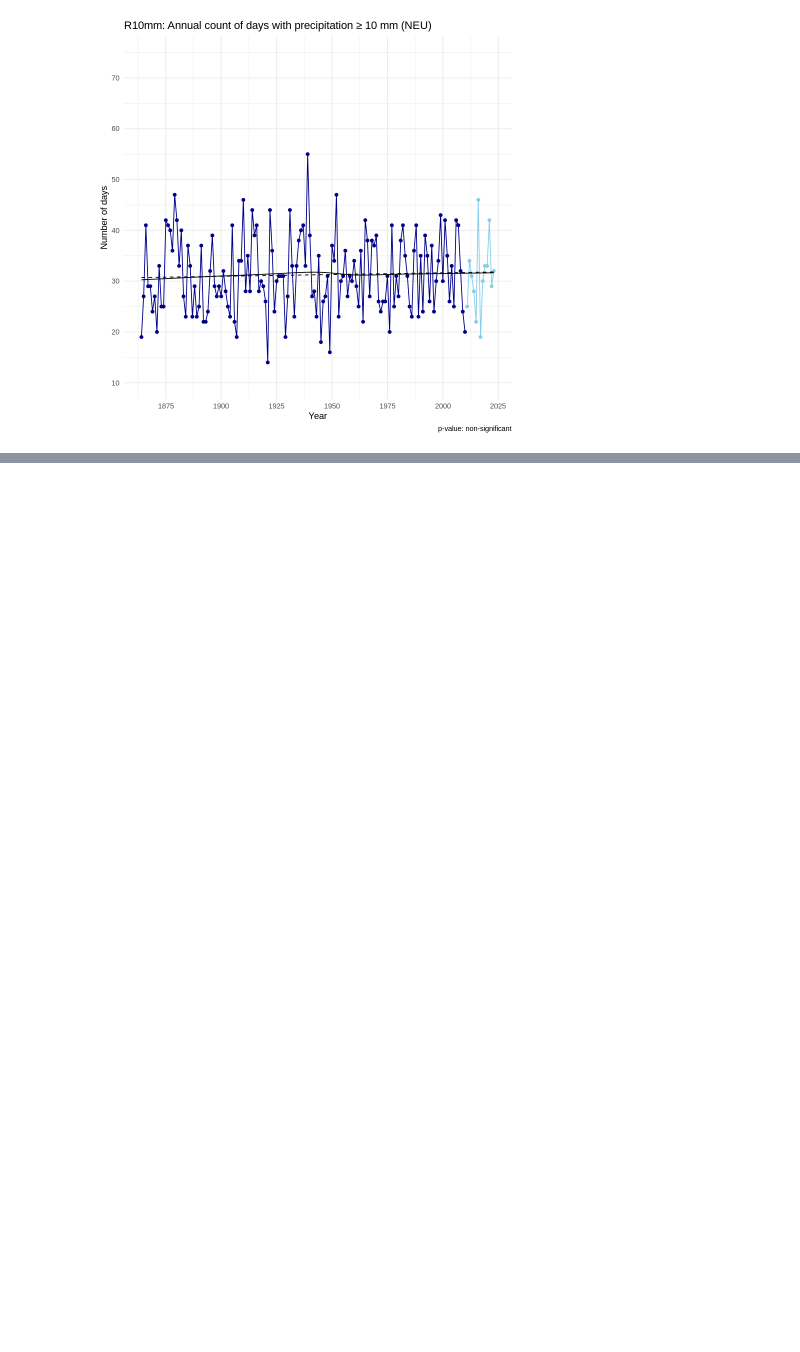
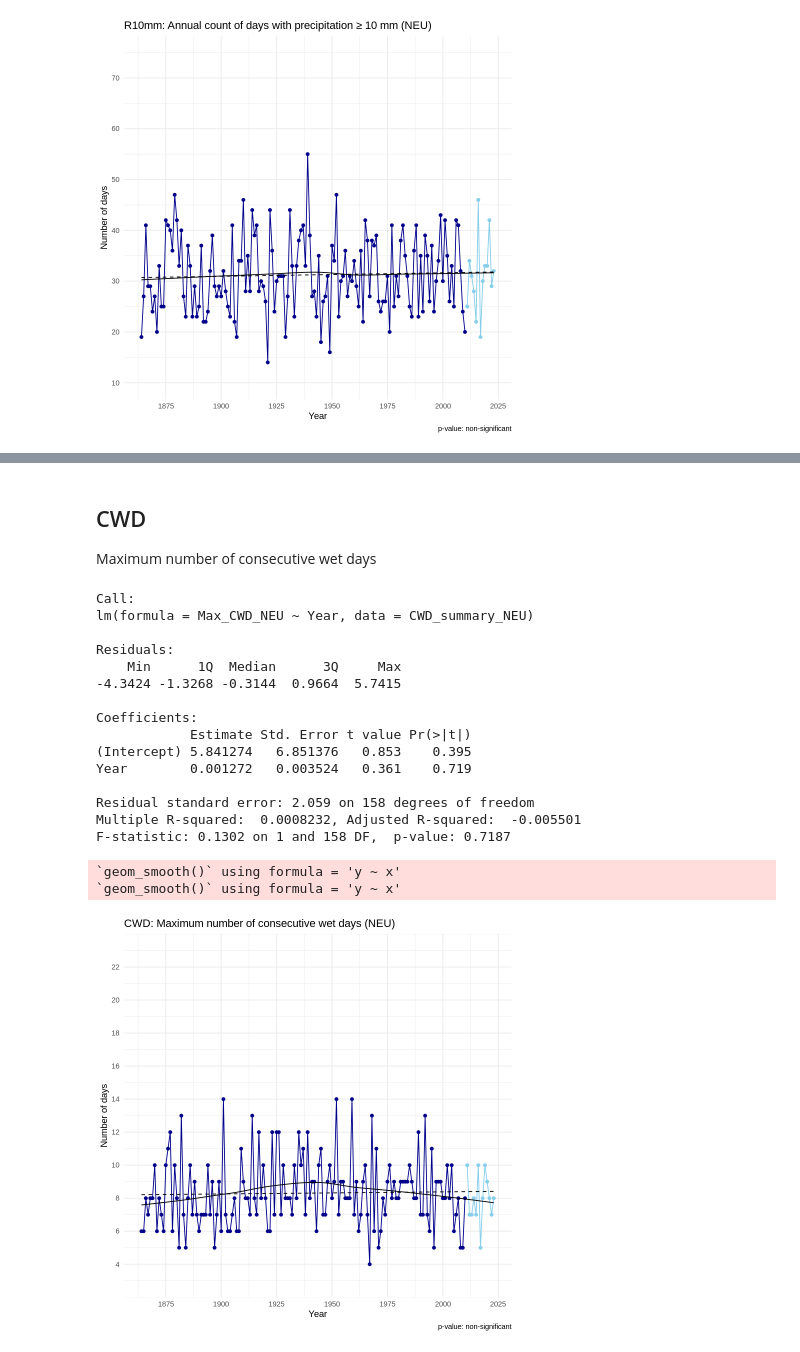
Before and after one commit to cutiips/Master-Thesis, a Jupyter notebook: Master_Thesis.ipynb, the cells around one changed output, grey strips where cells are left out. Drawn from its saved outputs; the diff is of its cells as text; code cells hidden in the pictures; blank space fills up the shorter version.

```diff
--- a/Master_Thesis.ipynb
+++ b/Master_Thesis.ipynb
@@ -103,0 +303,67 @@ F-statistic: 0.2891 on 1 and 158 DF,  p-value: 0.5916
+# %% [markdown]
+## CWD
+
+Maximum number of consecutive wet days
+# %%
+# Binary wet day indicator
+NEU_P$Wet_Day <- ifelse(NEU_P$precip >= 1, 1, 0)
+
+# Create the loop to compute the maximum wet spell length
+CWD_summary_NEU <- data.frame(Year = unique(NEU_P$year), Max_CWD_NEU = NA)
+for (i in seq_along(CWD_summary_NEU$Year))
+  {year_data <- NEU_P[NEU_P$year == CWD_summary_NEU$Year[i], ]
+  rle_wet <- rle(year_data$Wet_Day)
+  CWD_summary_NEU$Max_CWD_NEU[i] <- if (any(rle_wet$values == 1))
+  {max(rle_wet$lengths[rle_wet$values == 1], na.rm = TRUE)}
+  else
+  {0}}
+CWD_summary_NEU$Year <- as.numeric(CWD_summary_NEU$Year)
+
+# Linear trend analysis (based on all available data)
+model_CWD_NEU <- lm(Max_CWD_NEU ~ Year, data = CWD_summary_NEU)
+summary(model_CWD_NEU)
+
+# Data homogenization period (NEU) : 1864 to 2010
+CWD_summary_NEU$Dataset <- ifelse(CWD_summary_NEU$Year <= 2010,
+  "homogenized","non-homogenized")
+CWD_homog_NEU <- CWD_summary_NEU[CWD_summary_NEU$Dataset == "homogenized", ]
+
+# Graph with data homogenization period
+ggplot(CWD_summary_NEU, aes(x = Year, y = Max_CWD_NEU)) +
+  geom_line(aes(color = Dataset), size = 0.5) +
+  geom_point(aes(color = Dataset)) +
+  geom_smooth(method = "lm", se = FALSE, color = "black", linetype = "dashed", linewidth = 0.5) +
+  geom_smooth(method = "loess", se = FALSE, color = "black", linewidth = 0.5) +
+  labs(title = "CWD: Maximum number of consecutive wet days (NEU)",
+  x = "Year",y = "Number of days",caption = "p-value: non-significant") +
+  scale_y_continuous(limits = c(3, 23), breaks = seq(4, 23, by = 2)) +
+  scale_x_continuous(breaks = seq(1875, 2025, by = 25)) +
+  scale_color_manual(values = c("homogenized" = "darkblue", "non-homogenized" = "skyblue")) +
+  theme_minimal() + theme(legend.position = "none")
+
+# Summary statistics (homogenized data only)
+  # Mean
+mean_CWD_homog_NEU <- mean(CWD_homog_NEU$Max_CWD_NEU, na.rm = TRUE)
+
+  # Range
+range_CWD_homog_NEU <- quantile(CWD_homog_NEU$Max_CWD_NEU,
+  probs = c(0.05, 0.95),  na.rm = TRUE)
+# %% [output]
+Call:
+lm(formula = Max_CWD_NEU ~ Year, data = CWD_summary_NEU)
+
+Residuals:
+    Min      1Q  Median      3Q     Max
+-4.3424 -1.3268 -0.3144  0.9664  5.7415
+
+Coefficients:
+            Estimate Std. Error t value Pr(>|t|)
+(Intercept) 5.841274   6.851376   0.853    0.395
+Year        0.001272   0.003524   0.361    0.719
+
+Residual standard error: 2.059 on 158 degrees of freedom
+Multiple R-squared:  0.0008232, Adjusted R-squared:  -0.005501
+F-statistic: 0.1302 on 1 and 158 DF,  p-value: 0.7187
+`geom_smooth()` using formula = 'y ~ x'
+`geom_smooth()` using formula = 'y ~ x'
+[figure, added]
```
Also changed, not shown: parts of 6 cells of this notebook.
